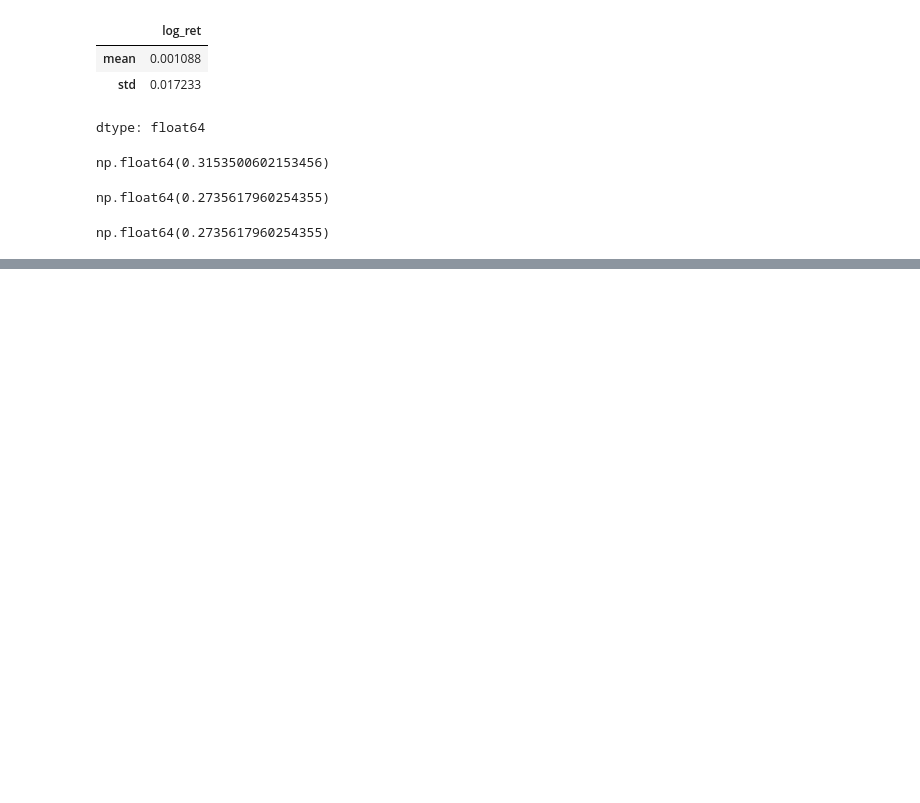
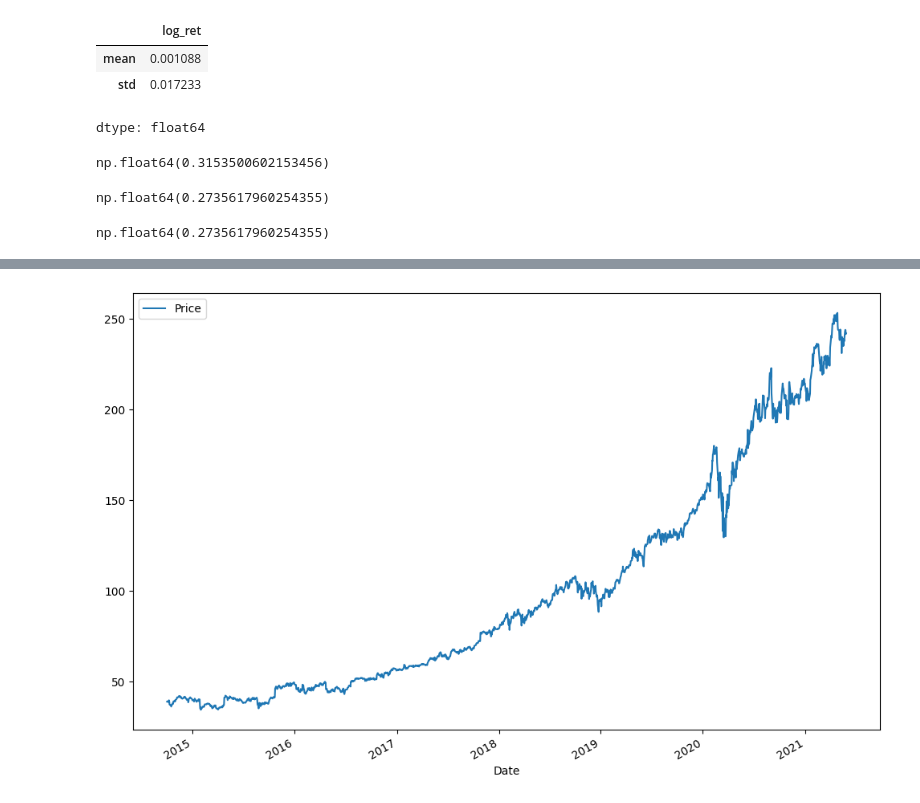
Before and after one commit to Rezamoghadam8810/Algorithmic_trading_tutorial, a Jupyter notebook: Annualizing_Mean_return_and_std_of_Returns.ipynb, the cells around one changed output, grey strips where cells are left out. Drawn from its saved outputs; the diff is of its cells as text; code cells hidden in the pictures; blank space fills up the shorter version.

```diff
--- a/Annualizing_Mean_return_and_std_of_Returns.ipynb
+++ b/Annualizing_Mean_return_and_std_of_Returns.ipynb
@@ -68,0 +92,6 @@ np.float64(0.2735617960254355)
+# %%
+msft.Price.plot(figsize=(12,8))
+plt.legend()
+plt.show()
+# %% [output]
+[figure, added]
```
Also changed, not shown: parts of 10 cells of this notebook.
